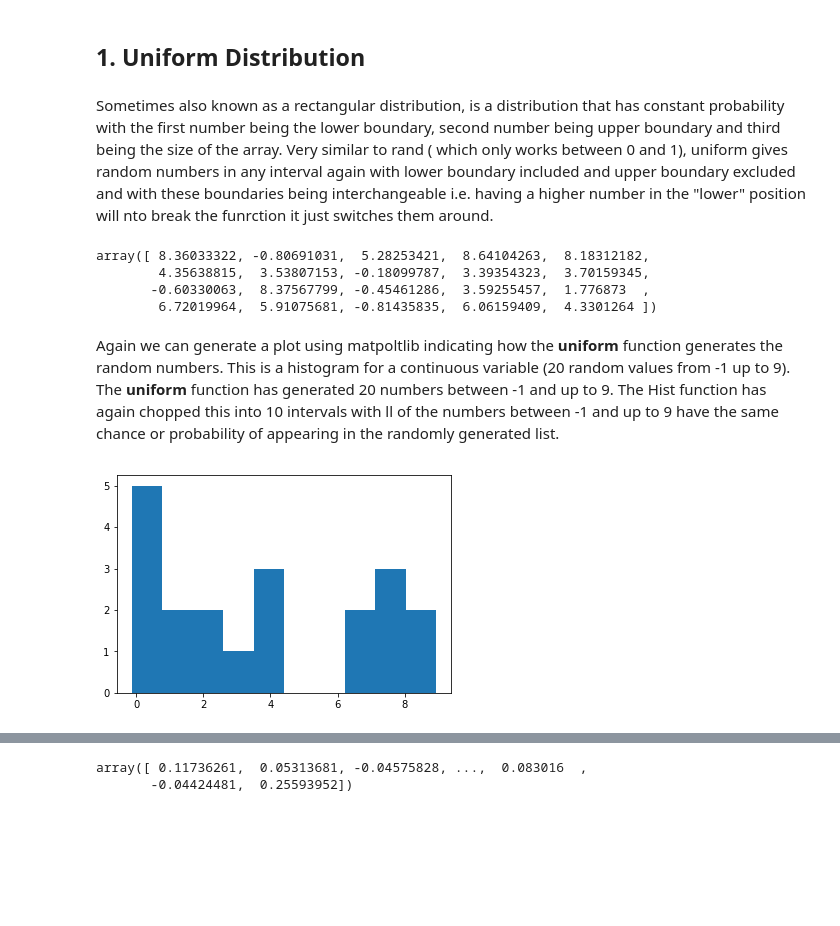
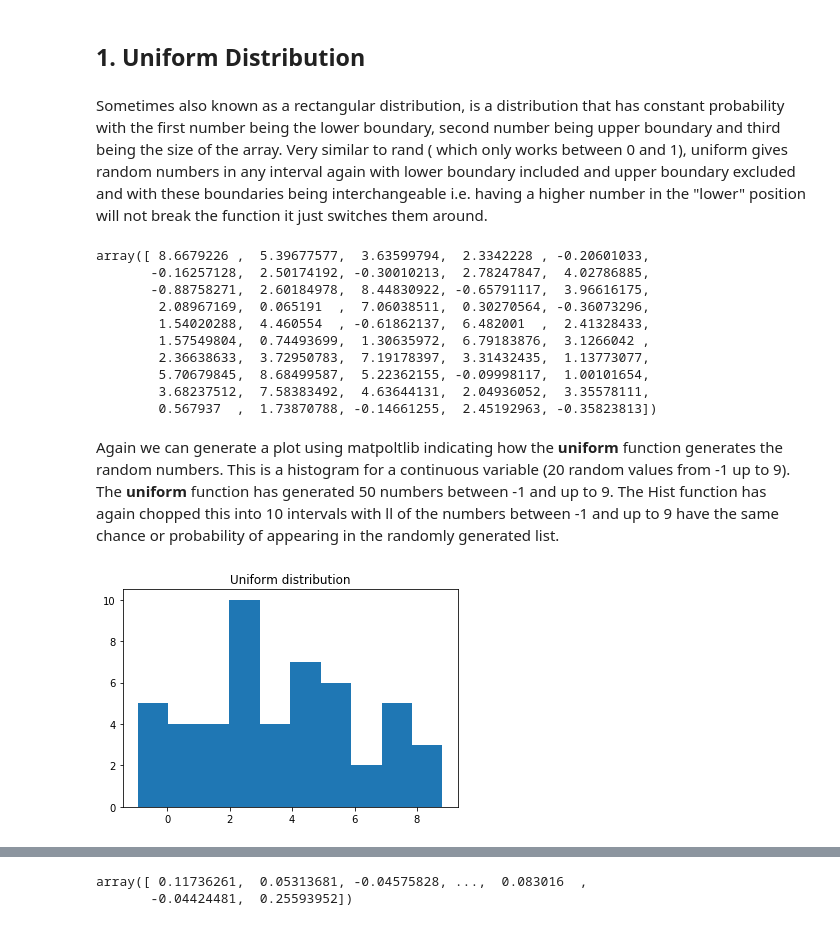
Before and after one commit to JulianConneely/Programming-for-Data-Analysis-Practical-Assignment, a Jupyter notebook: Numpy.Random package Analysis.ipynb, the cells around one changed output, grey strips where cells are left out. Saved outputs shown, nothing was run; the diff lists cells and outputs as text; code cells hidden in the pictures; blank space fills up the shorter version.

```diff
--- a/Numpy.Random package Analysis.ipynb
+++ b/Numpy.Random package Analysis.ipynb
@@ -204,26 +197,33 @@ array([[0, 1, 2],
 # %% [markdown]
 ## 1. Uniform Distribution
 # %% [markdown]
-Sometimes also known as a rectangular distribution, is a distribution that has constant probability with the first number being the lower boundary, second number being upper boundary and third being the size of the array. Very similar to rand ( which only works between 0 and 1), uniform gives random numbers in any interval again with lower boundary included and upper boundary excluded and with these boundaries being interchangeable i.e. having a higher number in the "lower" position will nto break the funrction it just switches them around.
+Sometimes also known as a rectangular distribution, is a distribution that has constant probability with the first number being the lower boundary, second number being upper boundary and third being the size of the array. Very similar to rand ( which only works between 0 and 1), uniform gives random numbers in any interval again with lower boundary included and upper boundary excluded and with these boundaries being interchangeable i.e. having a higher number in the "lower" position will not break the function it just switches them around.
 # %%
-x = np.random.uniform(-1, 9, 20)
+x = np.random.uniform(-1, 9, 50)
 x
 # %% [output]
-array([ 8.36033322, -0.80691031,  5.28253421,  8.64104263,  8.18312182,
-        4.35638815,  3.53807153, -0.18099787,  3.39354323,  3.70159345,
-       -0.60330063,  8.37567799, -0.45461286,  3.59255457,  1.776873  ,
-        6.72019964,  5.91075681, -0.81435835,  6.06159409,  4.3301264 ])
+array([ 8.6679226 ,  5.39677577,  3.63599794,  2.3342228 , -0.20601033,
+       -0.16257128,  2.50174192, -0.30010213,  2.78247847,  4.02786885,
+       -0.88758271,  2.60184978,  8.44830922, -0.65791117,  3.96616175,
+        2.08967169,  0.065191  ,  7.06038511,  0.30270564, -0.36073296,
+        1.54020288,  4.460554  , -0.61862137,  6.482001  ,  2.41328433,
+        1.57549804,  0.74493699,  1.30635972,  6.79183876,  3.1266042 ,
+        2.36638633,  3.72950783,  7.19178397,  3.31432435,  1.13773077,
+        5.70679845,  8.68499587,  5.22362155, -0.09998117,  1.00101654,
+        3.68237512,  7.58383492,  4.63644131,  2.04936052,  3.35578111,
+        0.567937  ,  1.73870788, -0.14661255,  2.45192963, -0.35823813])
 # %% [markdown]
-Again we can generate a plot using matpoltlib indicating how the **uniform** function generates the random numbers. This is a histogram for a continuous variable (20 random values from -1 up to 9). The **uniform** function has generated 20 numbers between -1 and up to 9. The Hist function has again chopped this into 10 intervals with ll of the numbers between -1 and up to 9 have the same chance or probability of appearing in the randomly generated list.
+Again we can generate a plot using matpoltlib indicating how the **uniform** function generates the random numbers. This is a histogram for a continuous variable (20 random values from -1 up to 9). The **uniform** function has generated 50 numbers between -1 and up to 9. The Hist function has again chopped this into 10 intervals with ll of the numbers between -1 and up to 9 have the same chance or probability of appearing in the randomly generated list.
 # %%
 %matplotlib inline
 import matplotlib.pyplot as plt
-x = np.random.uniform(-1, 9, 20)
+x = np.random.uniform(-1, 9, 50)
 
 plt.hist (x)
+plt.title('Uniform distribution')
 
 plt.show()
 # %% [output]
-[figure, old version]
+[figure, new version]
 # %% [markdown]
 ## 2. Normal distribution
```
Also changed, not shown: parts of 15 cells of this notebook.
